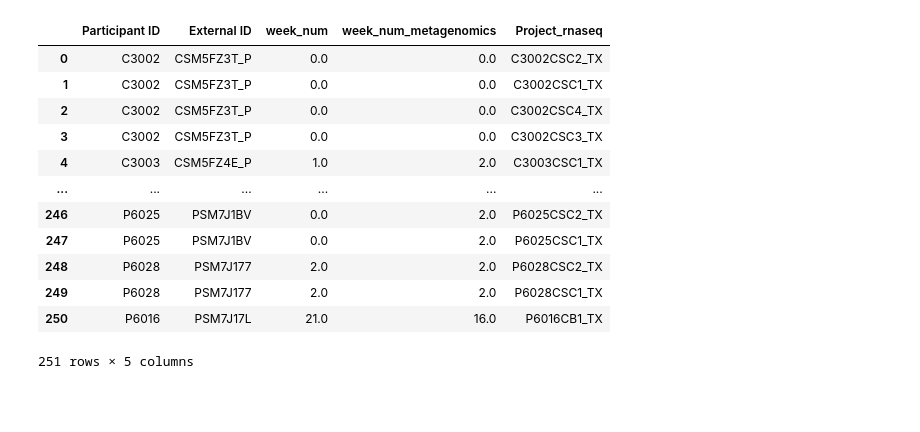
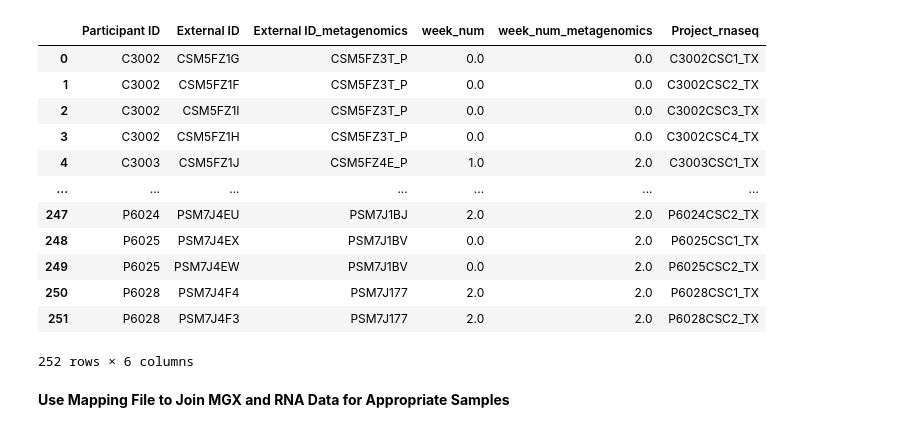
Before and after one commit to oliverdesa/Clustering_Metagenomics, a Jupyter notebook: src/rnaseq_shotgun/data_cleaning.ipynb, the cells around one changed output. Drawn from its saved outputs; the diff is of its cells as text; code cells hidden in the pictures; blank space fills up the shorter version.

Commit message:
updates to data processing
read in and cleaned files for mgx - rnaseq correlation
read in and created list of NOD2 enriched genes

```diff
--- a/src/rnaseq_shotgun/data_cleaning.ipynb
+++ b/src/rnaseq_shotgun/data_cleaning.ipynb
@@ -4,4 +24,2 @@ import seaborn as sns
 # %%
 metagenomics = pd.read_csv('/Volumes/PGH-Backup/ibd_data/metadata/hmp2_metagenomics_metadata.csv')
-
-rnaseq = pd.read_csv('/Volumes/PGH-Backup/ibd_data/metadata/hmp2_rnaseq_metadata.tsv', sep='\t')
@@ -21,5 +38,5 @@ display(rnaseq.head())
 # %%
 # Filter df1 based on the Participant ID column in df2
-metagenomics_filt = metagenomics[metagenomics['Participant ID'].isin(rnaseq['Participant.ID'])]
+metagenomics_filt = metagenomics[metagenomics['Participant ID'].isin(rnaseq['Participant ID'])]
 
-print(metagenomics_filt['Participant ID'].unique())
+print(len(metagenomics_filt['Participant ID'].unique()))
@@ -26,5 +45,3 @@ print(metagenomics_filt['Participant ID'].unique())
-# %%
-rnaseq = rnaseq.rename(columns={'Participant.ID': 'Participant ID'})
 # %%
 merged_df = pd.merge(rnaseq, metagenomics_filt, on='Participant ID', how='left', suffixes=('_rnaseq', '_metagenomics'))
 
@@ -42,8 +88,8 @@ def find_closest_timepoint(group):
         # If no valid sample exists, return the earliest metagenomic sample
         closest_sample = group.loc[group['week_num_metagenomics'].idxmin()]
 
-    return pd.Series([closest_sample['External ID'], closest_sample['week_num_metagenomics']],
-                     index=['External ID', 'week_num_metagenomics'])
+    return pd.Series([closest_sample['External ID_metagenomics'], closest_sample['week_num_metagenomics']],
+                     index=['External ID_metagenomics', 'week_num_metagenomics'])
 # %%
 closest_samples = merged_df.groupby(['Participant ID', 'Project_rnaseq']).apply(find_closest_timepoint).reset_index()
 # %%
@@ -70,19 +133,19 @@ display(final_df)
 # %%
-for_viewing = final_df[['Participant ID', 'External ID', 'week_num', 'week_num_metagenomics', 'Project_rnaseq']]
+for_viewing = final_df[['Participant ID', 'External ID', 'External ID_metagenomics', 'week_num', 'week_num_metagenomics', 'Project_rnaseq']]
 
 display(for_viewing)
 # %% [output]
-|  | Participant ID | External ID | week_num | week_num_metagenomics | Project_rnaseq |
-| 0 | C3002 | CSM5FZ3T_P | 0.0 | 0.0 | C3002CSC2_TX |
-| 1 | C3002 | CSM5FZ3T_P | 0.0 | 0.0 | C3002CSC1_TX |
-| 2 | C3002 | CSM5FZ3T_P | 0.0 | 0.0 | C3002CSC4_TX |
-| 3 | C3002 | CSM5FZ3T_P | 0.0 | 0.0 | C3002CSC3_TX |
-| 4 | C3003 | CSM5FZ4E_P | 1.0 | 2.0 | C3003CSC1_TX |
-| ... | ... | ... | ... | ... | ... |
-| 246 | P6025 | PSM7J1BV | 0.0 | 2.0 | P6025CSC2_TX |
-| 247 | P6025 | PSM7J1BV | 0.0 | 2.0 | P6025CSC1_TX |
-| 248 | P6028 | PSM7J177 | 2.0 | 2.0 | P6028CSC2_TX |
-| 249 | P6028 | PSM7J177 | 2.0 | 2.0 | P6028CSC1_TX |
-| 250 | P6016 | PSM7J17L | 21.0 | 16.0 | P6016CB1_TX |
+|  | Participant ID | External ID | External ID_metagenomics | week_num | week_num_metagenomics | Project_rnaseq |
+| 0 | C3002 | CSM5FZ1G | CSM5FZ3T_P | 0.0 | 0.0 | C3002CSC1_TX |
+| 1 | C3002 | CSM5FZ1F | CSM5FZ3T_P | 0.0 | 0.0 | C3002CSC2_TX |
+| 2 | C3002 | CSM5FZ1I | CSM5FZ3T_P | 0.0 | 0.0 | C3002CSC3_TX |
+| 3 | C3002 | CSM5FZ1H | CSM5FZ3T_P | 0.0 | 0.0 | C3002CSC4_TX |
+| 4 | C3003 | CSM5FZ1J | CSM5FZ4E_P | 1.0 | 2.0 | C3003CSC1_TX |
+| ... | ... | ... | ... | ... | ... | ... |
+| 247 | P6024 | PSM7J4EU | PSM7J1BJ | 2.0 | 2.0 | P6024CSC2_TX |
+| 248 | P6025 | PSM7J4EX | PSM7J1BV | 0.0 | 2.0 | P6025CSC1_TX |
+| 249 | P6025 | PSM7J4EW | PSM7J1BV | 0.0 | 2.0 | P6025CSC2_TX |
+| 250 | P6028 | PSM7J4F4 | PSM7J177 | 2.0 | 2.0 | P6028CSC1_TX |
+| 251 | P6028 | PSM7J4F3 | PSM7J177 | 2.0 | 2.0 | P6028CSC2_TX |
-251 rows × 5 columns
+252 rows × 6 columns
 # %%
@@ -89,0 +153,2 @@ for_viewing.to_csv('/Volumes/PGH-Backup/ibd_data/metadata/matched_rnaseq_mgx_sam
+# %% [markdown]
+**Use Mapping File to Join MGX and RNA Data for Appropriate Samples**
```
Also changed, not shown: parts of 15 cells of this notebook, 1 other file.
